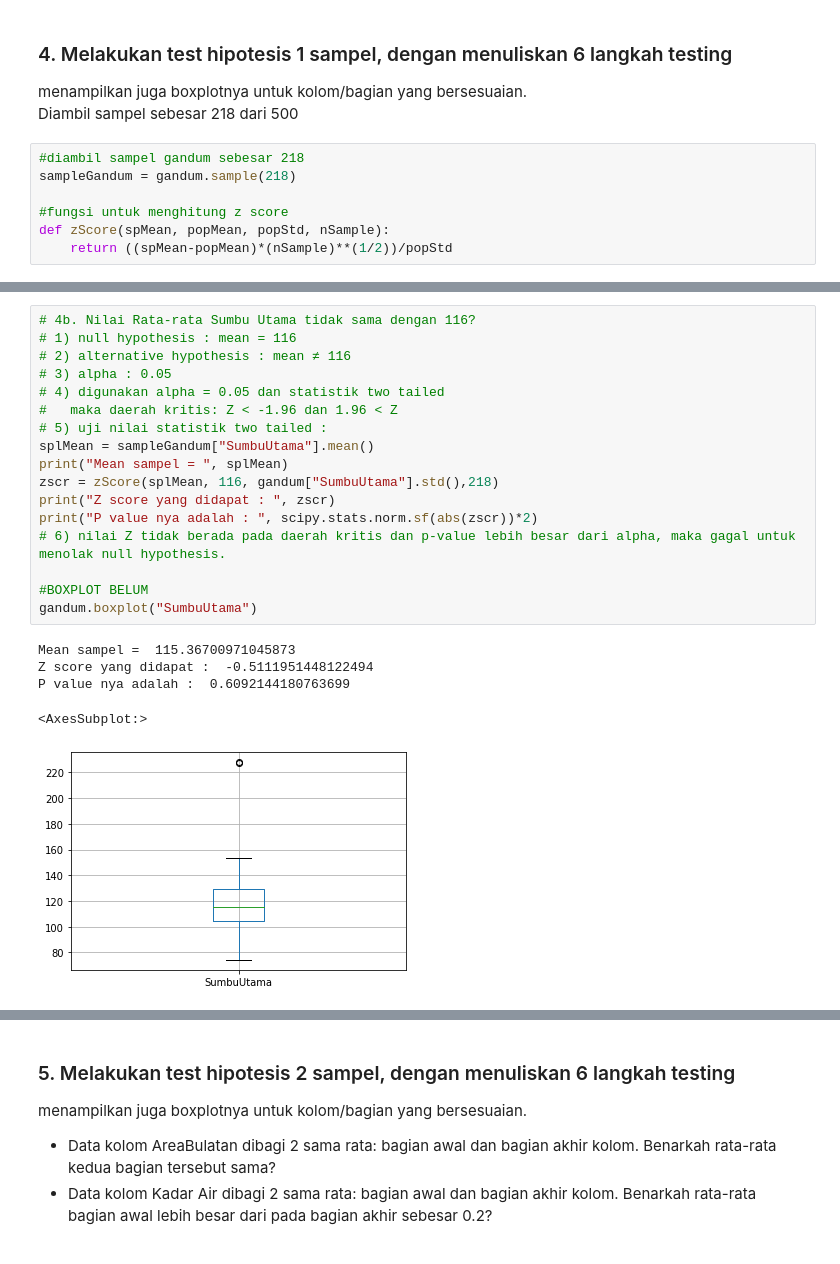
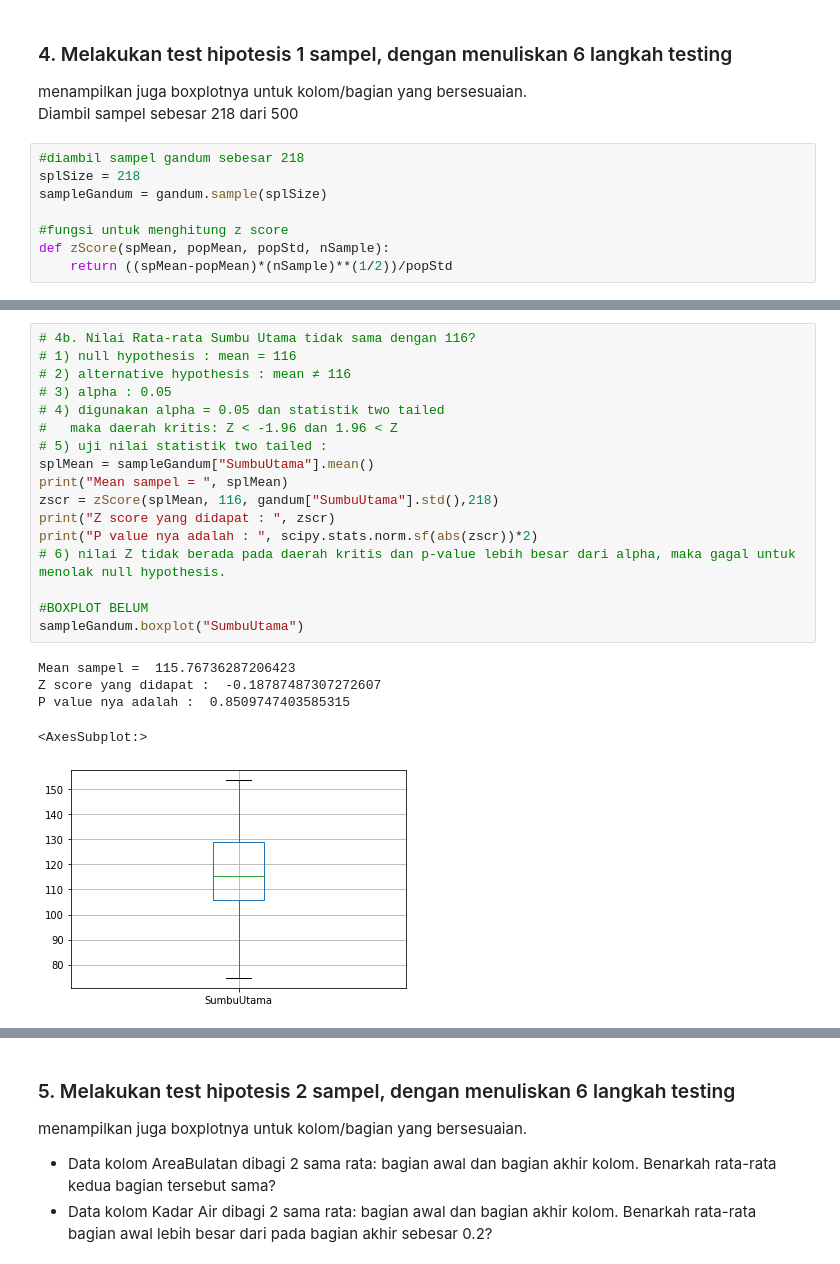
Before and after one commit to pratamaandiko/Tubes-Probstat, a Jupyter notebook: TubesProbstat.ipynb, the cells around one changed output, grey strips where cells are left out. Saved outputs shown, nothing was run; the diff lists cells and outputs as text.

```diff
--- a/TubesProbstat.ipynb
+++ b/TubesProbstat.ipynb
@@ -270,7 +270,8 @@ Berdasarkan penggambaran histogram yang sudah dilakukan:
    Diambil sampel sebesar 218 dari 500<br>
 # %%
 #diambil sampel gandum sebesar 218
-sampleGandum = gandum.sample(218)
+splSize = 218
+sampleGandum = gandum.sample(splSize)
 
 #fungsi untuk menghitung z score
 def zScore(spMean, popMean, popStd, nSample):
@@ -300,26 +301,26 @@ P value nya adalah :  0.09897309326425696
 # %%
 # 4b. Nilai Rata-rata Sumbu Utama tidak sama dengan 116?
 # 1) null hypothesis : mean = 116
 # 2) alternative hypothesis : mean ≠ 116
 # 3) alpha : 0.05
 # 4) digunakan alpha = 0.05 dan statistik two tailed
 # 	maka daerah kritis: Z < -1.96 dan 1.96 < Z
 # 5) uji nilai statistik two tailed :
 splMean = sampleGandum["SumbuUtama"].mean()
 print("Mean sampel = ", splMean)
 zscr = zScore(splMean, 116, gandum["SumbuUtama"].std(),218)
 print("Z score yang didapat : ", zscr)
 print("P value nya adalah : ", scipy.stats.norm.sf(abs(zscr))*2)
 # 6) nilai Z tidak berada pada daerah kritis dan p-value lebih besar dari alpha, maka gagal untuk menolak null hypothesis.
 
 #BOXPLOT BELUM
-gandum.boxplot("SumbuUtama")
+sampleGandum.boxplot("SumbuUtama")
 # %% [output]
-Mean sampel =  115.36700971045873
-Z score yang didapat :  -0.5111951448122494
-P value nya adalah :  0.6092144180763699
+Mean sampel =  115.76736287206423
+Z score yang didapat :  -0.18787487307272607
+P value nya adalah :  0.8509747403585315
 <AxesSubplot:>
-[figure, old version]
+[figure, new version]
 # %%
 # 4c. Nilai Rata-rata 20 baris pertama kolom Sumbu Kecil bukan 50?
 # diketahui dari data 20 pertama:
```
Also changed, not shown: parts of 4 cells of this notebook.
